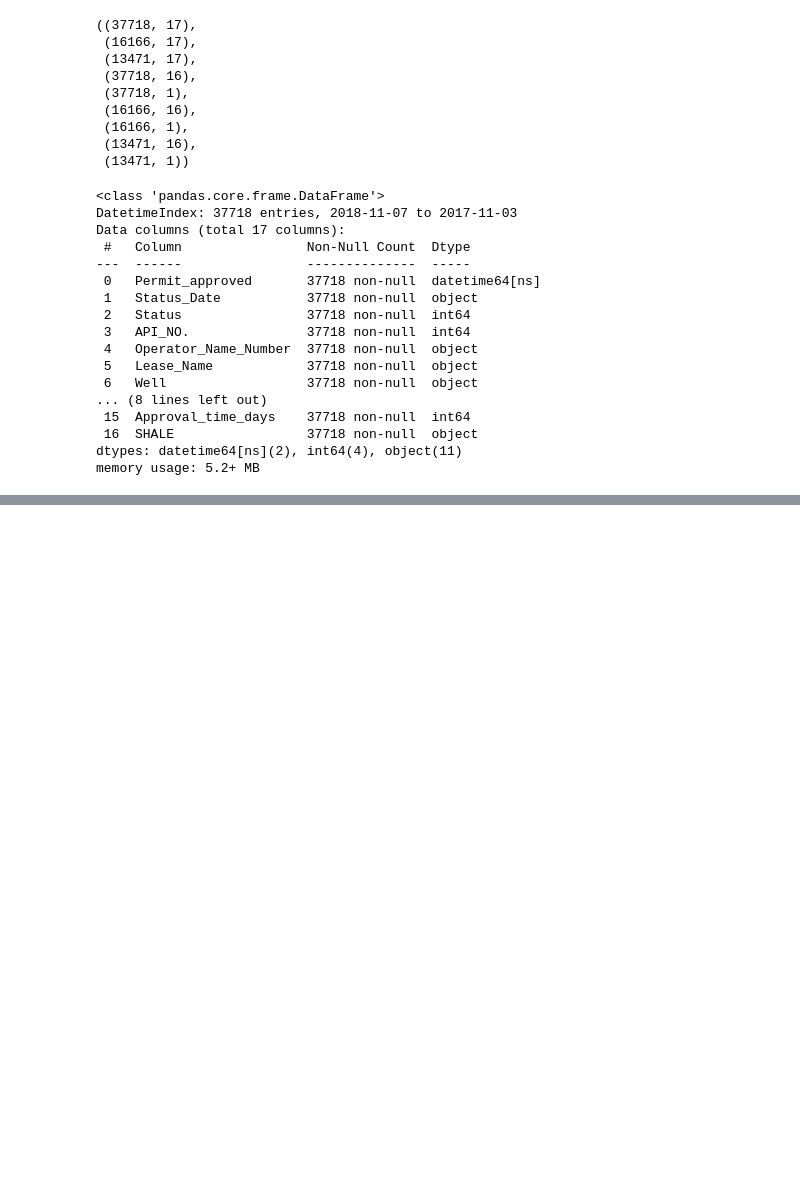
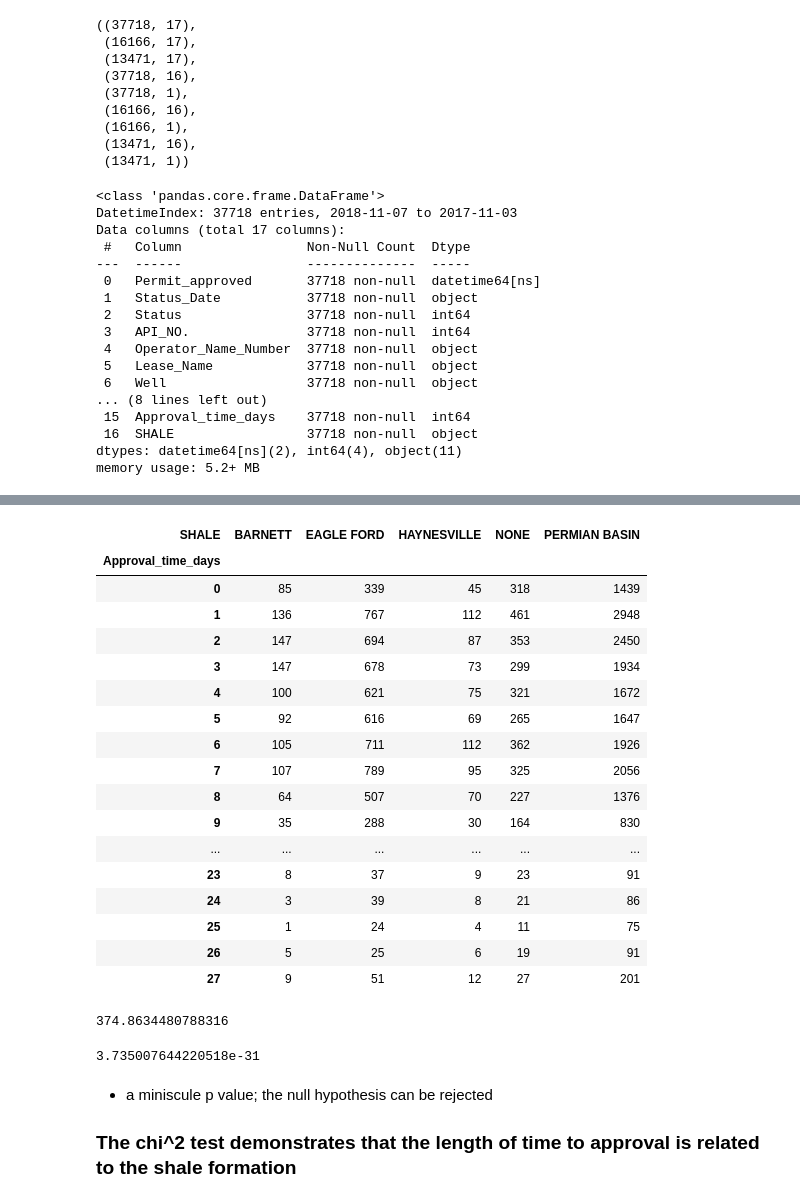
Before and after one commit to brianclements03/Individual_Project, a Jupyter notebook: EXPLORE.ipynb, the cells around one changed output, grey strips where cells are left out. Drawn from its saved outputs; the diff is of its cells as text; code cells hidden in the pictures; blank space fills up the shorter version.

Commit message:
add chi2 test

```diff
--- a/EXPLORE.ipynb
+++ b/EXPLORE.ipynb
@@ -597,0 +814,27 @@ We reject $H_{0}$
+# %%
+observed = pd.crosstab(train.SHALE, train.Approval_time_days).T
+observed
+# %% [output]
+| SHALE | BARNETT | EAGLE FORD | HAYNESVILLE | NONE | PERMIAN BASIN |
+| Approval_time_days |  |  |  |  |  |
+| 0 | 85 | 339 | 45 | 318 | 1439 |
+| 1 | 136 | 767 | 112 | 461 | 2948 |
+| 2 | 147 | 694 | 87 | 353 | 2450 |
+| 3 | 147 | 678 | 73 | 299 | 1934 |
+| 4 | 100 | 621 | 75 | 321 | 1672 |
+| 5 | 92 | 616 | 69 | 265 | 1647 |
+| 6 | 105 | 711 | 112 | 362 | 1926 |
+| 7 | 107 | 789 | 95 | 325 | 2056 |
+| 8 | 64 | 507 | 70 | 227 | 1376 |
+| 9 | 35 | 288 | 30 | 164 | 830 |
+| ... | ... | ... | ... | ... | ... |
+| 23 | 8 | 37 | 9 | 23 | 91 |
+| 24 | 3 | 39 | 8 | 21 | 86 |
+| 25 | 1 | 24 | 4 | 11 | 75 |
+| 26 | 5 | 25 | 6 | 19 | 91 |
+| 27 | 9 | 51 | 12 | 27 | 201 |
+# %%
+chi2 = ((observed - expected)**2 / expected).values.sum()
+chi2
+# %% [output]
+374.8634480788316
@@ -597,0 +845,7 @@ We reject $H_{0}$
+# %%
+stats.chi2(degrees_of_freedom).sf(chi2)
+# %% [output]
+3.735007644220518e-31
+# %% [markdown]
+- a miniscule p value; the null hypothesis can be rejected
+### The chi^2 test demonstrates that the length of time to approval is related to the shale formation
```
Also changed, not shown: parts of 94 cells of this notebook.
